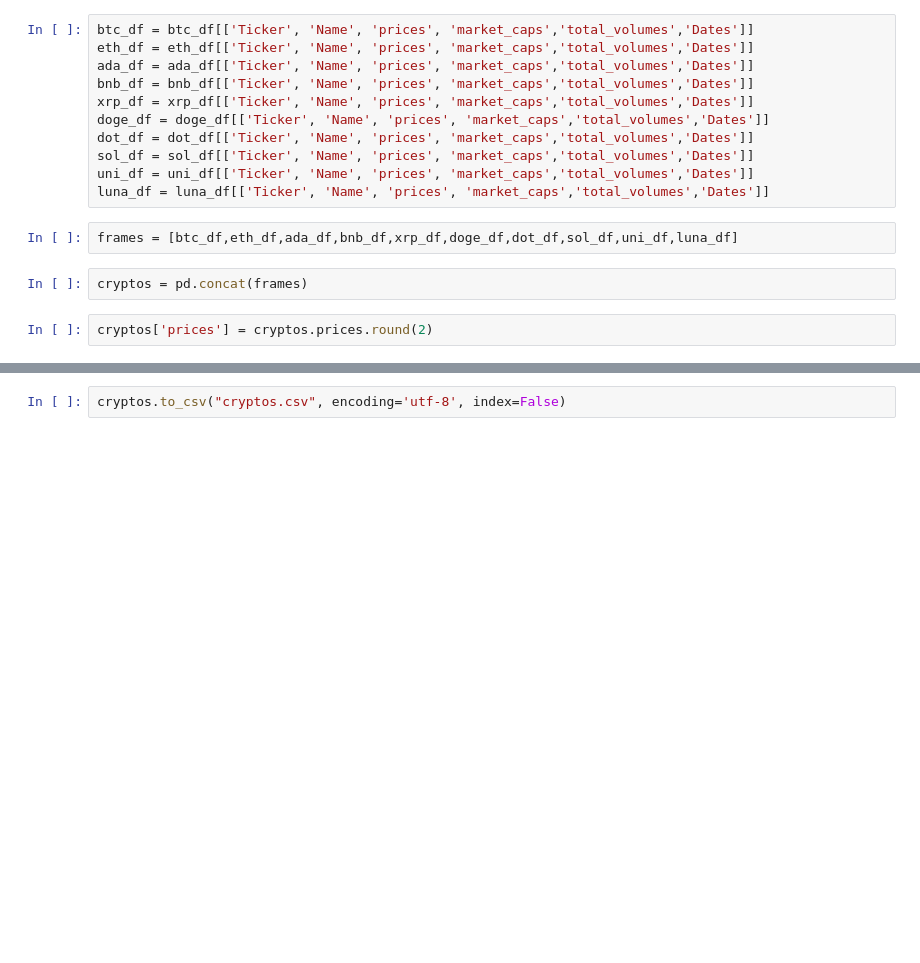
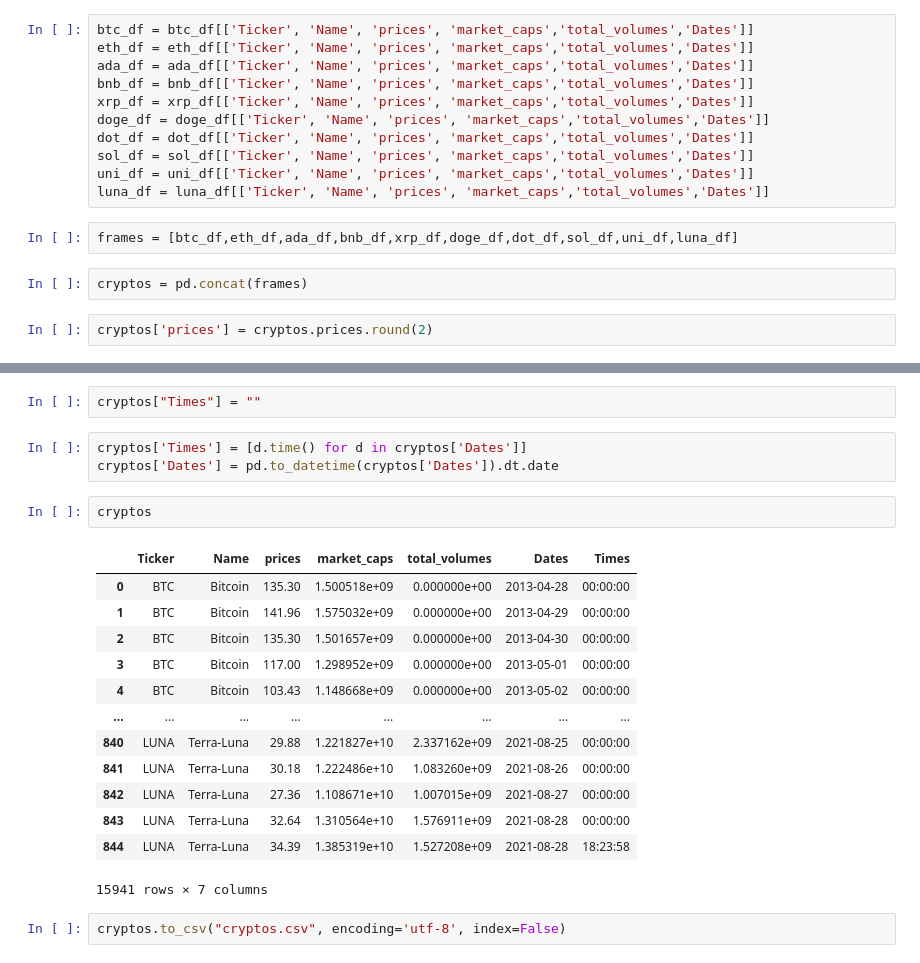
Before and after one commit to NicholasHanashiro/Cryptocurrency_dashboard, a Jupyter notebook: Nich_data_clean.ipynb, the cells around one changed output, grey strips where cells are left out. Cells and saved outputs as stored; diff of their text form; blank space fills up the shorter version.

```diff
--- a/Nich_data_clean.ipynb
+++ b/Nich_data_clean.ipynb
@@ -170,2 +170,23 @@ cryptos
+# %%
+cryptos["Times"] = ""
+# %%
+cryptos['Times'] = [d.time() for d in cryptos['Dates']]
+cryptos['Dates'] = pd.to_datetime(cryptos['Dates']).dt.date
+# %%
+cryptos
+# %% [output]
+|  | Ticker | Name | prices | market_caps | total_volumes | Dates | Times |
+| 0 | BTC | Bitcoin | 135.30 | 1.500518e+09 | 0.000000e+00 | 2013-04-28 | 00:00:00 |
+| 1 | BTC | Bitcoin | 141.96 | 1.575032e+09 | 0.000000e+00 | 2013-04-29 | 00:00:00 |
+| 2 | BTC | Bitcoin | 135.30 | 1.501657e+09 | 0.000000e+00 | 2013-04-30 | 00:00:00 |
+| 3 | BTC | Bitcoin | 117.00 | 1.298952e+09 | 0.000000e+00 | 2013-05-01 | 00:00:00 |
+| 4 | BTC | Bitcoin | 103.43 | 1.148668e+09 | 0.000000e+00 | 2013-05-02 | 00:00:00 |
+| ... | ... | ... | ... | ... | ... | ... | ... |
+| 840 | LUNA | Terra-Luna | 29.88 | 1.221827e+10 | 2.337162e+09 | 2021-08-25 | 00:00:00 |
+| 841 | LUNA | Terra-Luna | 30.18 | 1.222486e+10 | 1.083260e+09 | 2021-08-26 | 00:00:00 |
+| 842 | LUNA | Terra-Luna | 27.36 | 1.108671e+10 | 1.007015e+09 | 2021-08-27 | 00:00:00 |
+| 843 | LUNA | Terra-Luna | 32.64 | 1.310564e+10 | 1.576911e+09 | 2021-08-28 | 00:00:00 |
+| 844 | LUNA | Terra-Luna | 34.39 | 1.385319e+10 | 1.527208e+09 | 2021-08-28 | 18:23:58 |
+15941 rows × 7 columns
 # %%
 cryptos.to_csv("cryptos.csv", encoding='utf-8', index=False)
```
Also changed, not shown: parts of 2 cells of this notebook, 21 other files.
